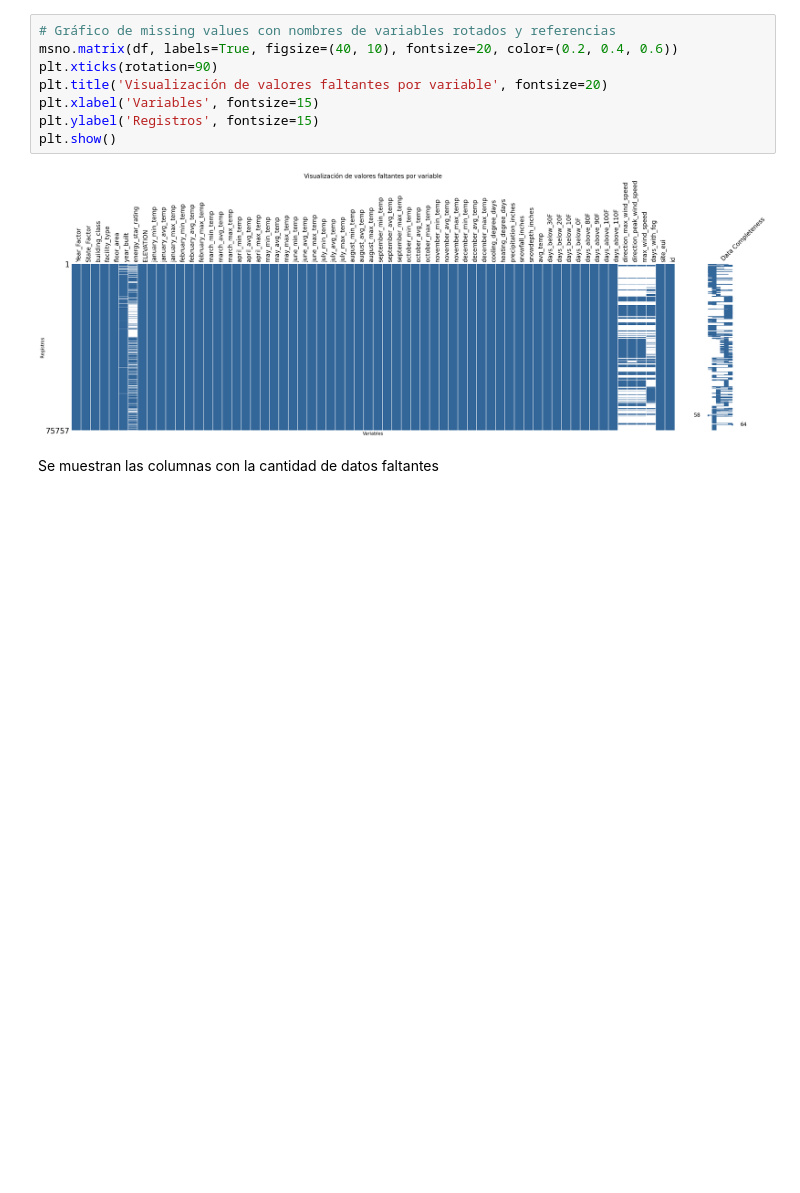
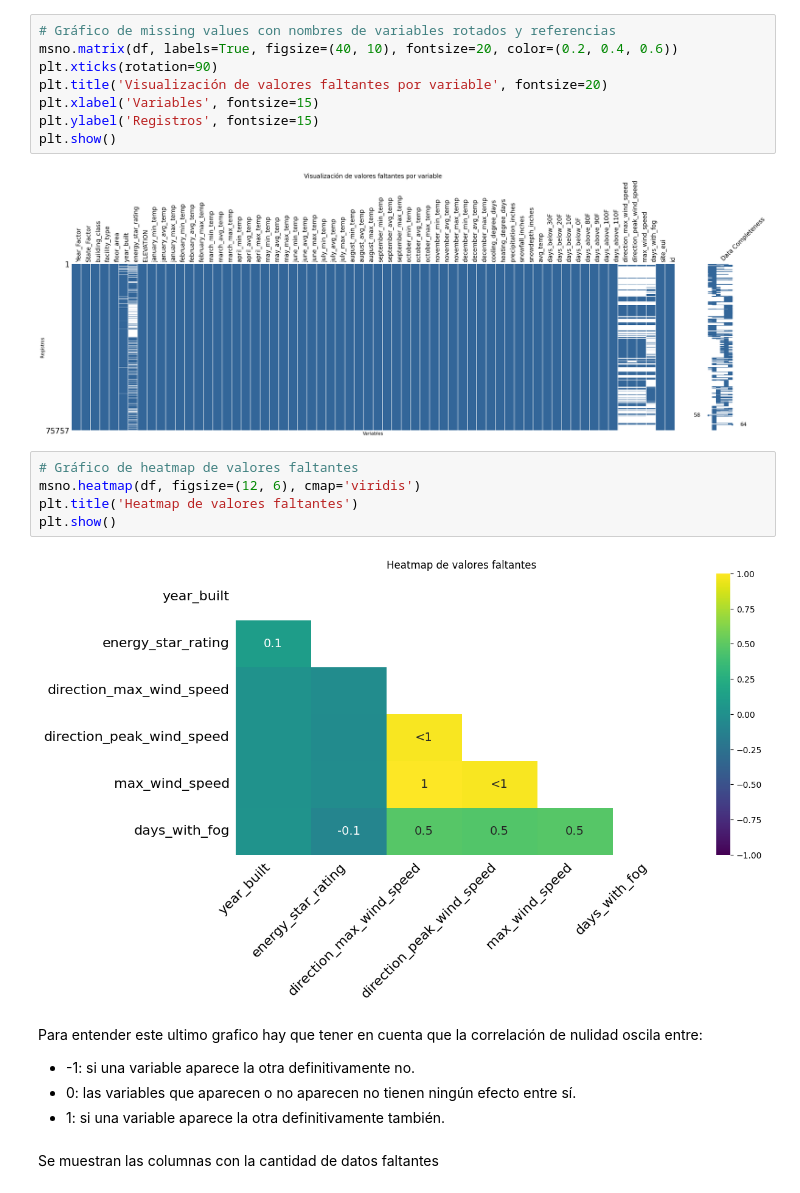
Before and after one commit to PabloBogg/Climate_change_and_ML, a Jupyter notebook: deliverables/MentoríaCC_TP1_solved.ipynb, the cells around one changed output. Drawn from its saved outputs; the diff is of its cells as text; blank space fills up the shorter version.

```diff
--- a/deliverables/MentoríaCC_TP1_solved.ipynb
+++ b/deliverables/MentoríaCC_TP1_solved.ipynb
@@ -283,6 +307,18 @@ plt.ylabel('Registros', fontsize=15)
 plt.show()
 # %% [output]
 [figure]
+# %%
+# Gráfico de heatmap de valores faltantes
+msno.heatmap(df, figsize=(12, 6), cmap='viridis')
+plt.title('Heatmap de valores faltantes')
+plt.show()
+# %% [output]
+[figure, added]
+# %% [markdown]
+Para entender este ultimo grafico hay que tener en cuenta que la correlación de nulidad oscila entre:
+* -1: si una variable aparece la otra definitivamente no.
+* 0: las variables que aparecen o no aparecen no tienen ningún efecto entre sí.
+* 1: si una variable aparece la otra definitivamente también.
 # %% [markdown]
 Se muestran las columnas con la cantidad de datos faltantes
 # %%
```
Also changed, not shown: parts of 17 cells of this notebook.
